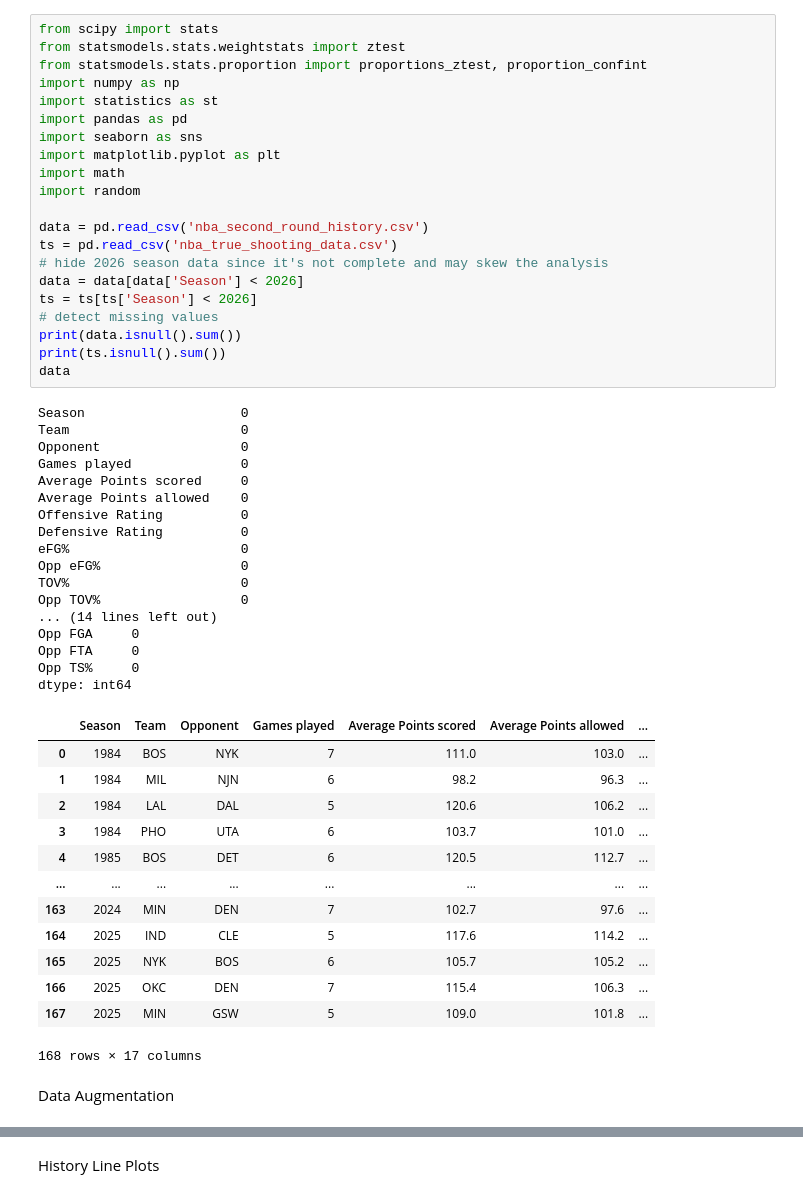
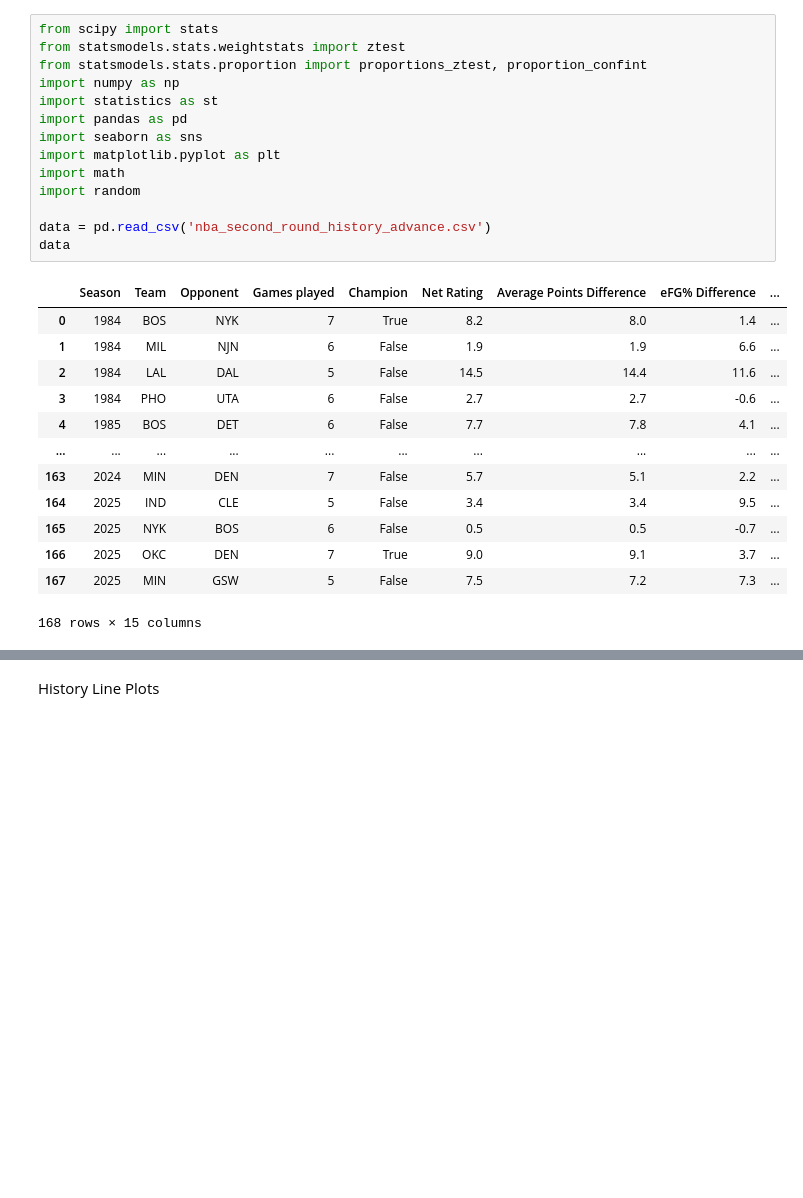
Before and after one commit to GalahadJr-1214/2026-Statistics-Final-Project, a Jupyter notebook: Final Project/desriptive_analysis.ipynb, the cells around one changed output, grey strips where cells are left out. Saved outputs shown, nothing was run; the diff lists cells and outputs as text; blank space fills up the shorter version.

Commit message:
Separate Data Augmentation & Descriptive Analysis

```diff
--- a/Final Project/desriptive_analysis.ipynb
+++ b/Final Project/desriptive_analysis.ipynb
@@ -1,54 +1,28 @@
 # %%
 from scipy import stats
 from statsmodels.stats.weightstats import ztest
 from statsmodels.stats.proportion import proportions_ztest, proportion_confint
 import numpy as np
 import statistics as st
 import pandas as pd
 import seaborn as sns
 import matplotlib.pyplot as plt
 import math
 import random
 
-data = pd.read_csv('nba_second_round_history.csv')
-ts = pd.read_csv('nba_true_shooting_data.csv')
-# hide 2026 season data since it's not complete and may skew the analysis
-data = data[data['Season'] < 2026]
-ts = ts[ts['Season'] < 2026]
-# detect missing values
-print(data.isnull().sum())
-print(ts.isnull().sum())
+data = pd.read_csv('nba_second_round_history_advance.csv')
 data
 # %% [output]
+|  | Season | Team | Opponent | Games played | Champion | Net Rating | Average Points Difference | eFG% Difference | ... |
+| 0 | 1984 | BOS | NYK | 7 | True | 8.2 | 8.0 | 1.4 | ... |
+| 1 | 1984 | MIL | NJN | 6 | False | 1.9 | 1.9 | 6.6 | ... |
+| 2 | 1984 | LAL | DAL | 5 | False | 14.5 | 14.4 | 11.6 | ... |
+| 3 | 1984 | PHO | UTA | 6 | False | 2.7 | 2.7 | -0.6 | ... |
+| 4 | 1985 | BOS | DET | 6 | False | 7.7 | 7.8 | 4.1 | ... |
+| ... | ... | ... | ... | ... | ... | ... | ... | ... | ... |
+| 163 | 2024 | MIN | DEN | 7 | False | 5.7 | 5.1 | 2.2 | ... |
+| 164 | 2025 | IND | CLE | 5 | False | 3.4 | 3.4 | 9.5 | ... |
+| 165 | 2025 | NYK | BOS | 6 | False | 0.5 | 0.5 | -0.7 | ... |
+| 166 | 2025 | OKC | DEN | 7 | True | 9.0 | 9.1 | 3.7 | ... |
+| 167 | 2025 | MIN | GSW | 5 | False | 7.5 | 7.2 | 7.3 | ... |
-Season                    0
-Team                      0
-Opponent                  0
-Games played              0
-Average Points scored     0
-Average Points allowed    0
-Offensive Rating          0
-Defensive Rating          0
-eFG%                      0
-Opp eFG%                  0
-TOV%                      0
-Opp TOV%                  0
-... (14 lines left out)
-Opp FGA     0
-Opp FTA     0
-Opp TS%     0
-dtype: int64
+168 rows × 15 columns
-|  | Season | Team | Opponent | Games played | Average Points scored | Average Points allowed | ... |
-| 0 | 1984 | BOS | NYK | 7 | 111.0 | 103.0 | ... |
-| 1 | 1984 | MIL | NJN | 6 | 98.2 | 96.3 | ... |
-| 2 | 1984 | LAL | DAL | 5 | 120.6 | 106.2 | ... |
-| 3 | 1984 | PHO | UTA | 6 | 103.7 | 101.0 | ... |
-| 4 | 1985 | BOS | DET | 6 | 120.5 | 112.7 | ... |
-| ... | ... | ... | ... | ... | ... | ... | ... |
-| 163 | 2024 | MIN | DEN | 7 | 102.7 | 97.6 | ... |
-| 164 | 2025 | IND | CLE | 5 | 117.6 | 114.2 | ... |
-| 165 | 2025 | NYK | BOS | 6 | 105.7 | 105.2 | ... |
-| 166 | 2025 | OKC | DEN | 7 | 115.4 | 106.3 | ... |
-| 167 | 2025 | MIN | GSW | 5 | 109.0 | 101.8 | ... |
-168 rows × 17 columns
-# %% [markdown]
-Data Augmentation
```
Also changed, not shown: parts of 2 cells of this notebook, 3 other files.
